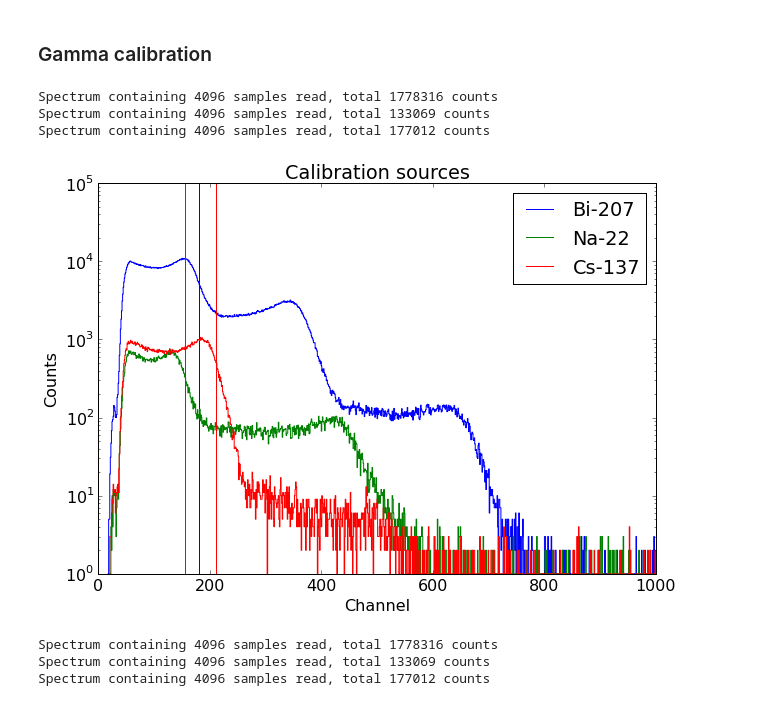
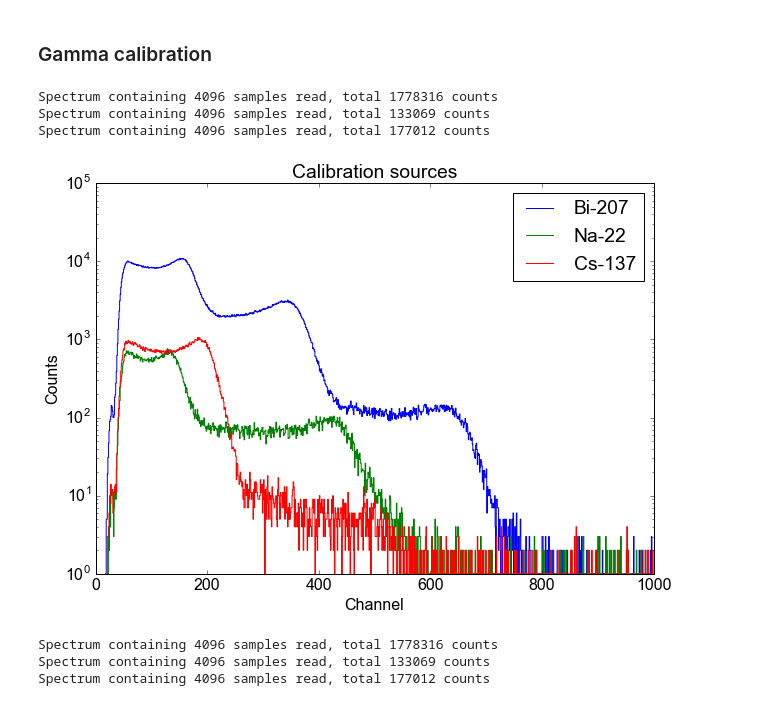
Before and after one commit to XENON1T/PTB, a Jupyter notebook: 03_2d_spectra.ipynb, the cells around one changed output. Cells and saved outputs as stored; diff of their text form; code cells hidden in the pictures.

```diff
--- a/03_2d_spectra.ipynb
+++ b/03_2d_spectra.ipynb
@@ -30,23 +54,24 @@ ng_filenames_0 = [
 # %% [markdown]
 ### Gamma calibration
 # %%
+# Here we import the spectra one by one and plot them
 my_colors = ['blue', 'green', 'red']
 for filename, label, color in zip(cal_filenames_0, cal_labels_0, my_colors):
     line_n = find_line_start(filename, '[DATA')
     spec = get_spectrum(filename, line_n)
     plt.plot(spec,linestyle='steps', label=label, color=color)
-    fwhm_pos = get_fwhm_pos(spec)
-    plt.axvline(get_fwhm_pos(spec), color=color)
+#     fwhm_pos = get_fwhm_pos(spec)
+#     plt.axvline(get_fwhm_pos(spec), color=color)
 plt.yscale('log')
 plt.title("Calibration sources")
 plt.xlabel('Channel')
 plt.ylabel('Counts')
 plt.xlim(0,1000)
 plt.legend()
 plt.show()
 # %% [output]
 Spectrum containing 4096 samples read, total 1778316 counts
 Spectrum containing 4096 samples read, total 133069 counts
 Spectrum containing 4096 samples read, total 177012 counts
-[figure, old version]
+[figure, new version]
 # %%
```
Also changed, not shown: parts of 34 cells of this notebook.
